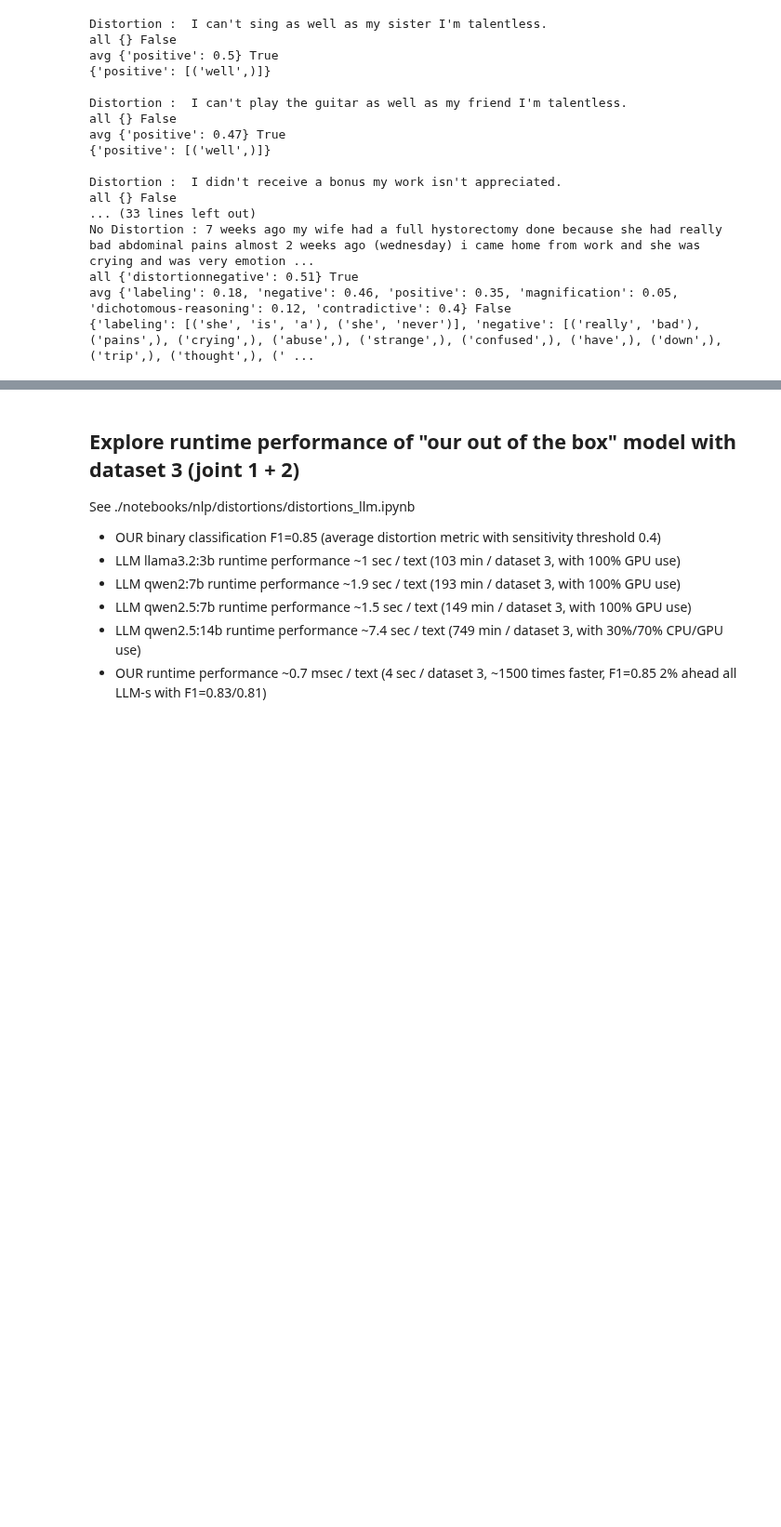
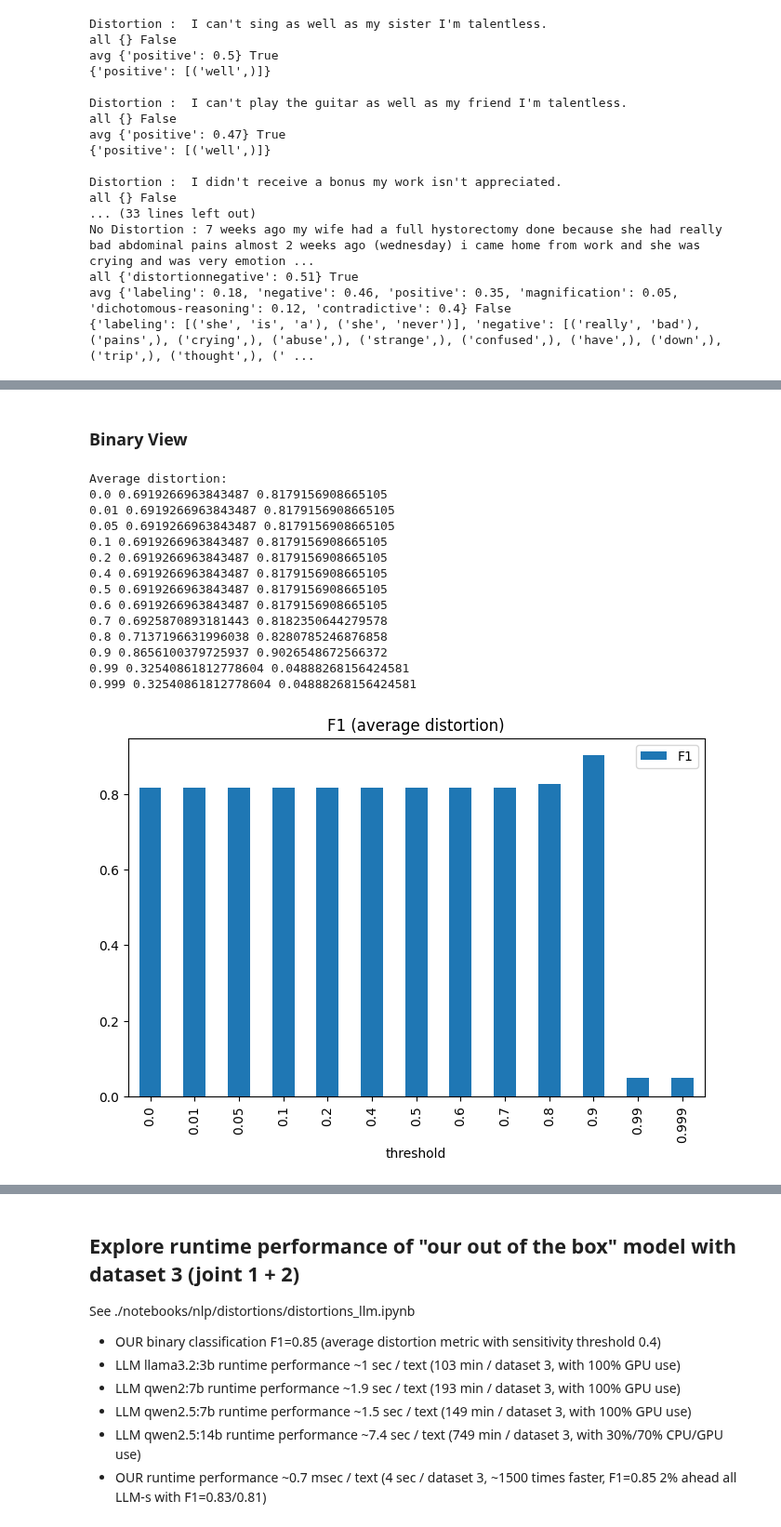
Before and after one commit to aigents/pygents, a Jupyter notebook: notebooks/nlp/distortions/distortions_joint_binary.ipynb, the cells around one changed output, grey strips where cells are left out. Shown at 93% size. Saved outputs shown, nothing was run; the diff lists cells and outputs as text; code cells hidden in the pictures; blank space fills up the shorter version.

```diff
--- a/notebooks/nlp/distortions/distortions_joint_binary.ipynb
+++ b/notebooks/nlp/distortions/distortions_joint_binary.ipynb
@@ -469,0 +540,44 @@ avg {'labeling': 0.18, 'negative': 0.46, 'positive': 0.35, 'magnification': 0.05
+# %% [markdown]
+### Binary View
+# %%
+tm_new_log_one = TextMetrics(language_metrics('',['Distortion'],
+                                            path='./data/models/distortions/overfitting_combined/binary_view/'),
+                                            metric_logarithmic=True,debug=False,encoding="utf-8")
+
+def our_evaluator_new_log_one(text,threshold):
+    metrics = tm_new_log_one.get_sentiment_words(text)
+    l = list(metrics.values())
+    avg = sum(l) / len(l) if  len(l) > 0 else 0
+    if avg > threshold:
+        return True
+    return False
+
+thresholds = [0.0,0.01,0.05,0.1,0.2,0.4,0.5,0.6,0.7,0.8,0.9,0.99,0.999]
+
+avg_res_acc = {}
+avg_res_f1 = {}
+print('Average distortion:')
+for threshold in thresholds:
+    acc, f1 = evaluate_df_acc_f1(df3,our_evaluator_new_log_one,threshold)
+    avg_res_acc[threshold] = acc
+    avg_res_f1[threshold] = f1
+    print(threshold, acc, f1)
+
+plot_dict_bars(avg_res_f1, labels="threshold", values="F1", title=f"F1 (average distortion)")
+plot_dict_bars(avg_res_acc, labels="threshold", values="Accuracy", title=f"Accuracy (average distortion)")
+# %% [output]
+Average distortion:
+0.0 0.6919266963843487 0.8179156908665105
+0.01 0.6919266963843487 0.8179156908665105
+0.05 0.6919266963843487 0.8179156908665105
+0.1 0.6919266963843487 0.8179156908665105
+0.2 0.6919266963843487 0.8179156908665105
+0.4 0.6919266963843487 0.8179156908665105
+0.5 0.6919266963843487 0.8179156908665105
+0.6 0.6919266963843487 0.8179156908665105
+0.7 0.6925870893181443 0.8182350644279578
+0.8 0.7137196631996038 0.8280785246876858
+0.9 0.8656100379725937 0.9026548672566372
+0.99 0.32540861812778604 0.04888268156424581
+0.999 0.32540861812778604 0.04888268156424581
+[figure, added]
```
Also changed, not shown: parts of 15 cells of this notebook.
